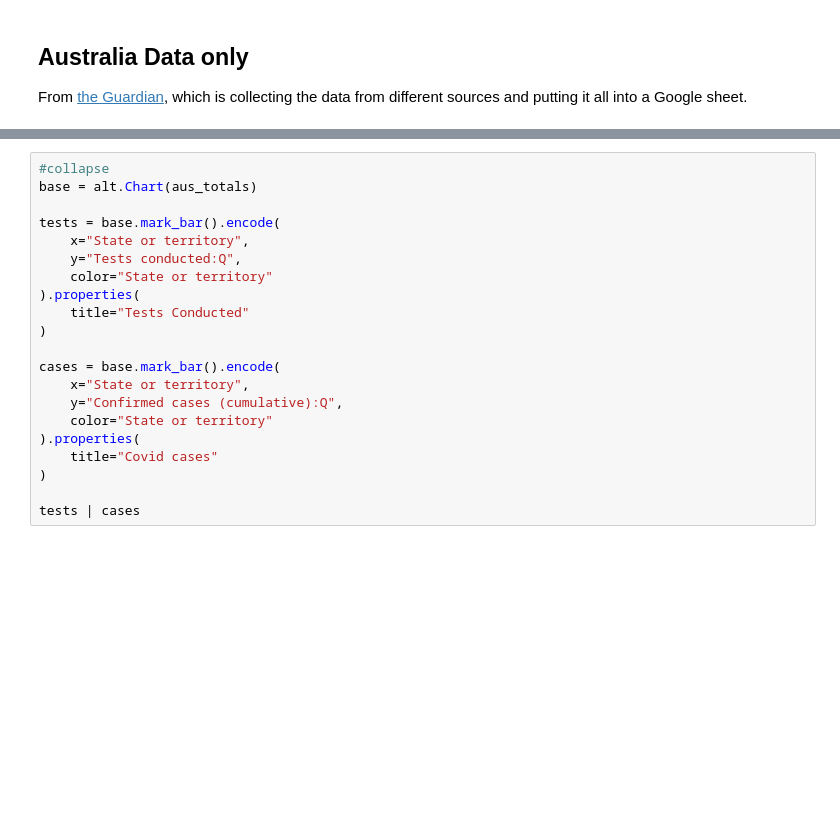
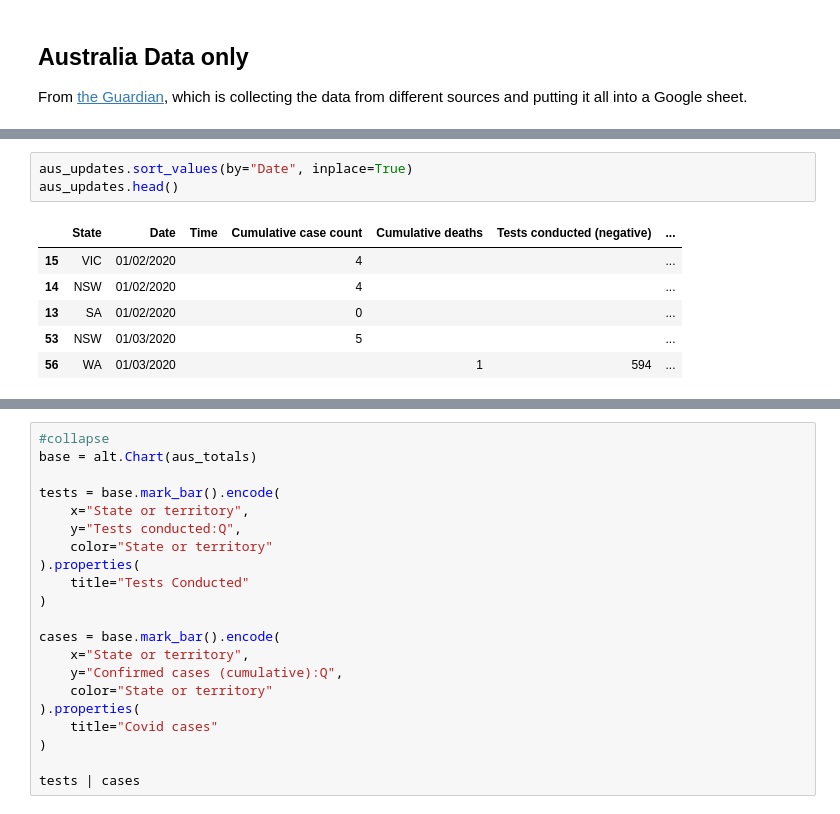
Before and after one commit to khalido/khalido.org, a Jupyter notebook: _notebooks/2020-03-23-covid19.ipynb, the cells around one changed output, grey strips where cells are left out. Cells and saved outputs as stored; diff of their text form; blank space fills up the shorter version.

```diff
--- a/_notebooks/2020-03-23-covid19.ipynb
+++ b/_notebooks/2020-03-23-covid19.ipynb
@@ -168,0 +181,10 @@ dict_keys(['updates', 'latest totals', 'sources', 'about', 'data validation'])
+# %%
+aus_updates.sort_values(by="Date", inplace=True)
+aus_updates.head()
+# %% [output]
+|  | State | Date | Time | Cumulative case count | Cumulative deaths | Tests conducted (negative) | ... |
+| 15 | VIC | 01/02/2020 |  | 4 |  |  | ... |
+| 14 | NSW | 01/02/2020 |  | 4 |  |  | ... |
+| 13 | SA | 01/02/2020 |  | 0 |  |  | ... |
+| 53 | NSW | 01/03/2020 |  | 5 |  |  | ... |
+| 56 | WA | 01/03/2020 |  |  | 1 | 594 | ... |
```
Also changed, not shown: parts of 17 cells of this notebook, 1 other file.
